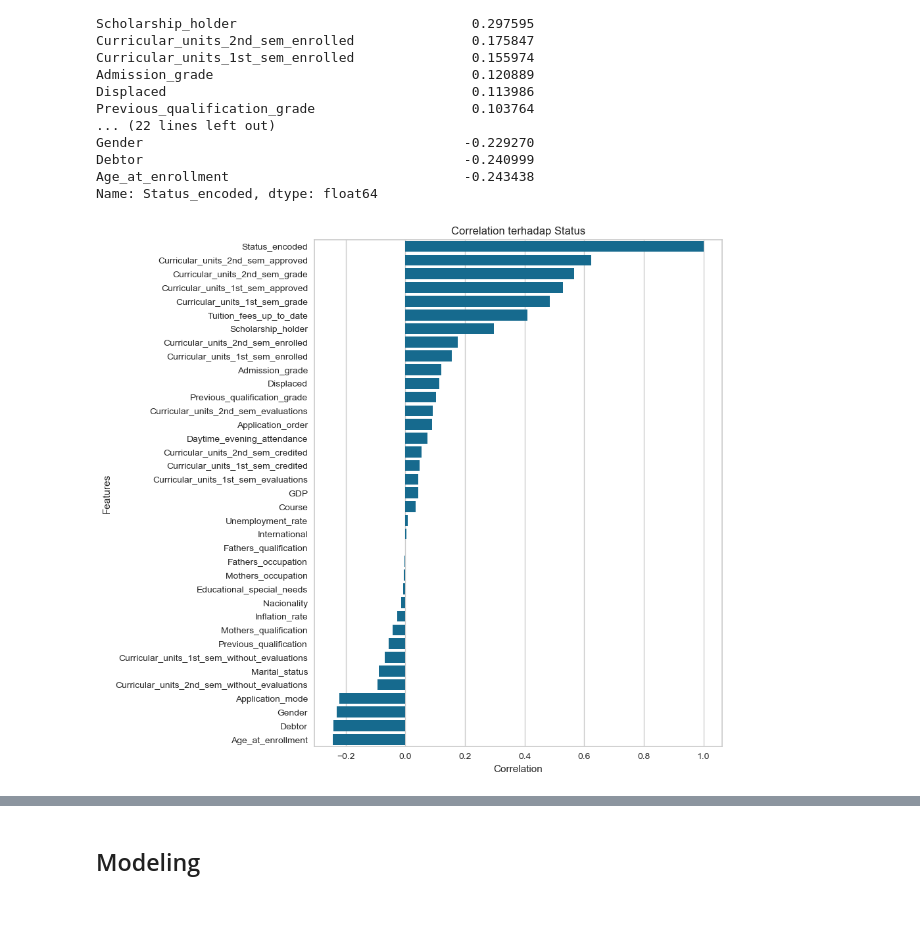
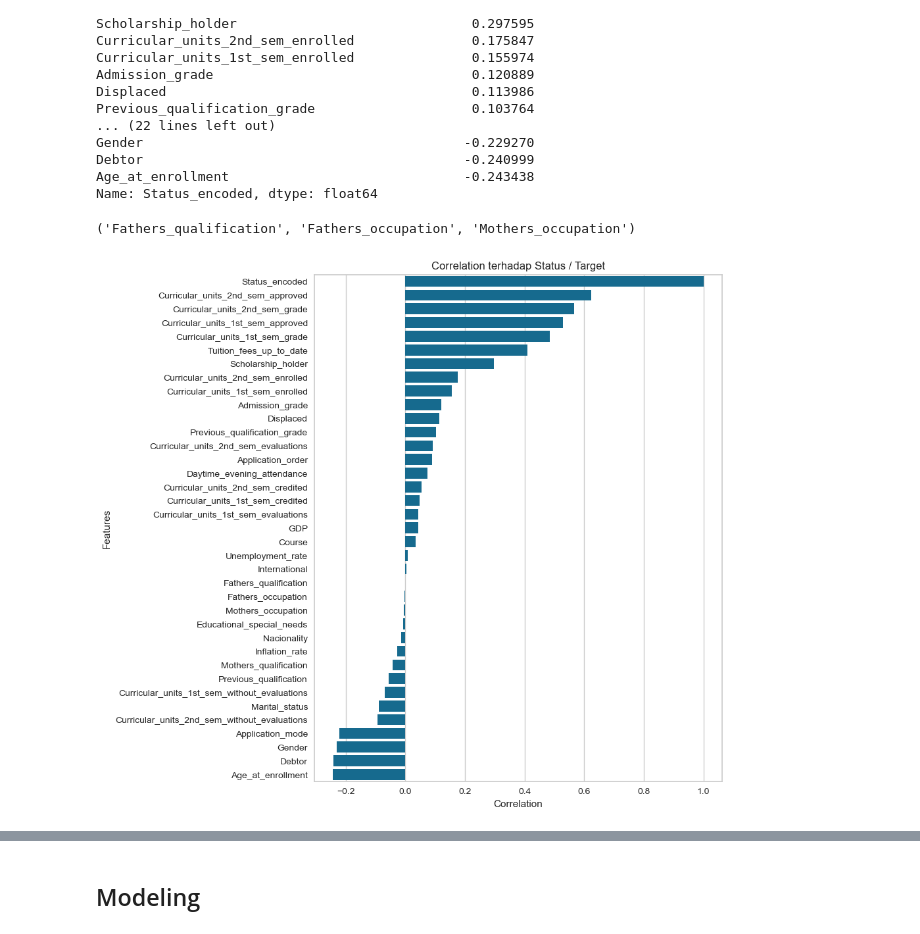
Before and after one commit to BarzDev/streamlit_for_PDS2, a Jupyter notebook: notebook.ipynb, the cells around one changed output, grey strips where cells are left out. Cells and saved outputs as stored; diff of their text form; code cells hidden in the pictures.

```diff
--- a/notebook.ipynb
+++ b/notebook.ipynb
@@ -192,16 +289,20 @@ Gender                                         -0.229270
 Debtor                                         -0.240999
 Age_at_enrollment                              -0.243438
 Name: Status_encoded, dtype: float64
+# %%
+"Fathers_qualification","Fathers_occupation","Mothers_occupation",
+# %% [output]
+('Fathers_qualification', 'Fathers_occupation', 'Mothers_occupation')
 # %%
 import seaborn as sns
 
 plt.figure(figsize=(8,10))
 sns.barplot(x=corr_target.values, y=corr_target.index)
 
-plt.title('Correlation terhadap Status')
+plt.title('Correlation terhadap Status / Target')
 plt.xlabel('Correlation')
 plt.ylabel('Features')
 
 plt.show()
 # %% [output]
-[figure, old version]
+[figure, new version]
```
Also changed, not shown: parts of 22 cells of this notebook, 2 other files.
